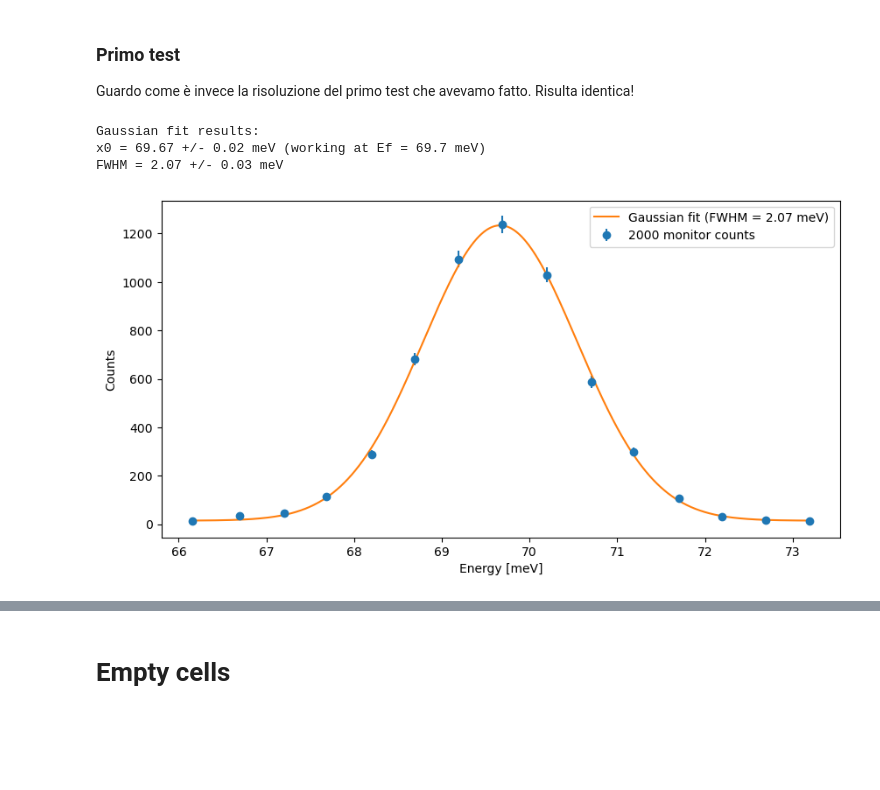
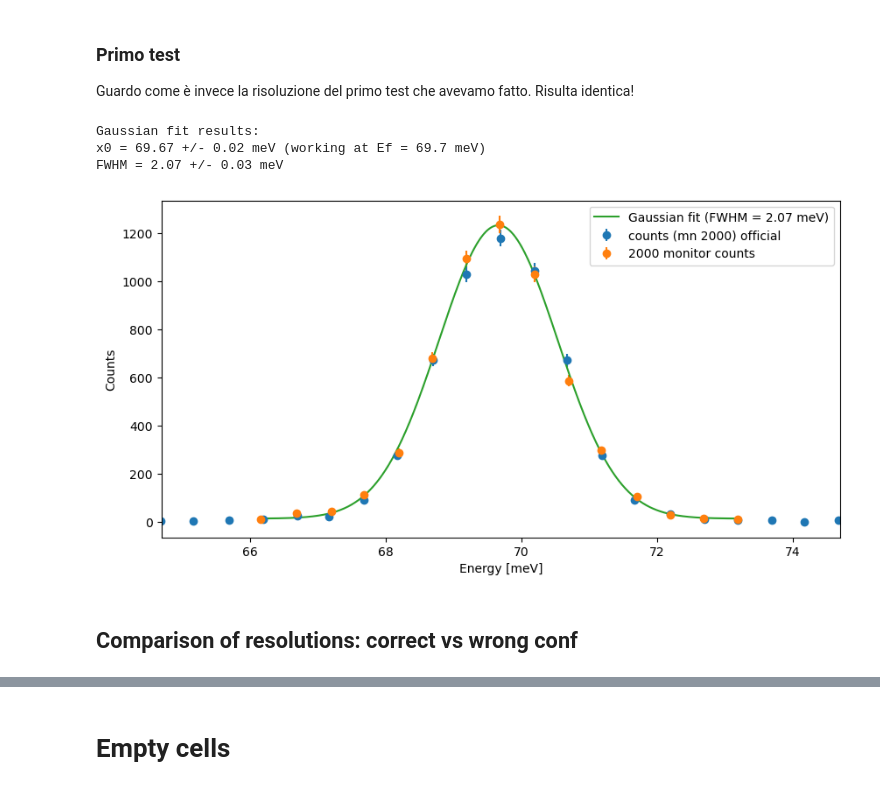
Before and after one commit to FabioBrugnara/IN8_Glicerol, a Jupyter notebook: 4-First view.ipynb, the cells around one changed output, grey strips where cells are left out. Saved outputs shown, nothing was run; the diff lists cells and outputs as text; code cells hidden in the pictures; blank space fills up the shorter version.

```diff
--- a/4-First view.ipynb
+++ b/4-First view.ipynb
@@ -100,25 +106,32 @@ FWHM = 2.08 +/- 0.03 meV
 Guardo come è invece la risoluzione del primo test che avevamo fatto. Risulta identica!
 # %%
 plt.figure(figsize=(10,5))
+
+S = data.loc[Nvana[.7]].data
+plt.errorbar(S.EN+69.67, S.CNTS, yerr=S.dCNTS, fmt='o', label='counts (mn 2000) official')
+
 S = data.loc[Nvana['.7_test']].data
 plt.errorbar(S.EI, S.CNTS, yerr=S.dCNTS, fmt='o', label='2000 monitor counts')
 
 gauss = lambda x, A, x0, FWHM, c: A*np.exp(-(x-x0)**2/(2*(FWHM/2.355)**2)) + c
 
 popt, pcov = curve_fit(gauss, S.EI, S.CNTS, sigma=S.dCNTS, p0=[1000, 70, 1, 0])
 X = np.linspace(S.EI.min(), S.EI.max(), 1000)
 plt.plot(X, gauss(X, *popt), label='Gaussian fit (FWHM = {:.2f} meV)'.format(popt[2]))
 
 plt.legend()
 plt.xlabel('Energy [meV]')
 plt.ylabel('Counts')
+plt.xlim(69.7-5,69.7+5)
 
 # print of the fit results
 print('Gaussian fit results:')
 print('x0 = {:.2f} +/- {:.2f} meV (working at Ef = 69.7 meV)'.format(popt[1], np.sqrt(pcov[1,1])))
 print('FWHM = {:.2f} +/- {:.2f} meV'.format(popt[2], np.sqrt(pcov[2,2])))
 # %% [output]
 Gaussian fit results:
 x0 = 69.67 +/- 0.02 meV (working at Ef = 69.7 meV)
 FWHM = 2.07 +/- 0.03 meV
-[figure, old version]
+[figure, new version]
+# %% [markdown]
+## Comparison of resolutions: correct vs wrong conf
```
Also changed, not shown: parts of 14 cells of this notebook, 53 other files.
